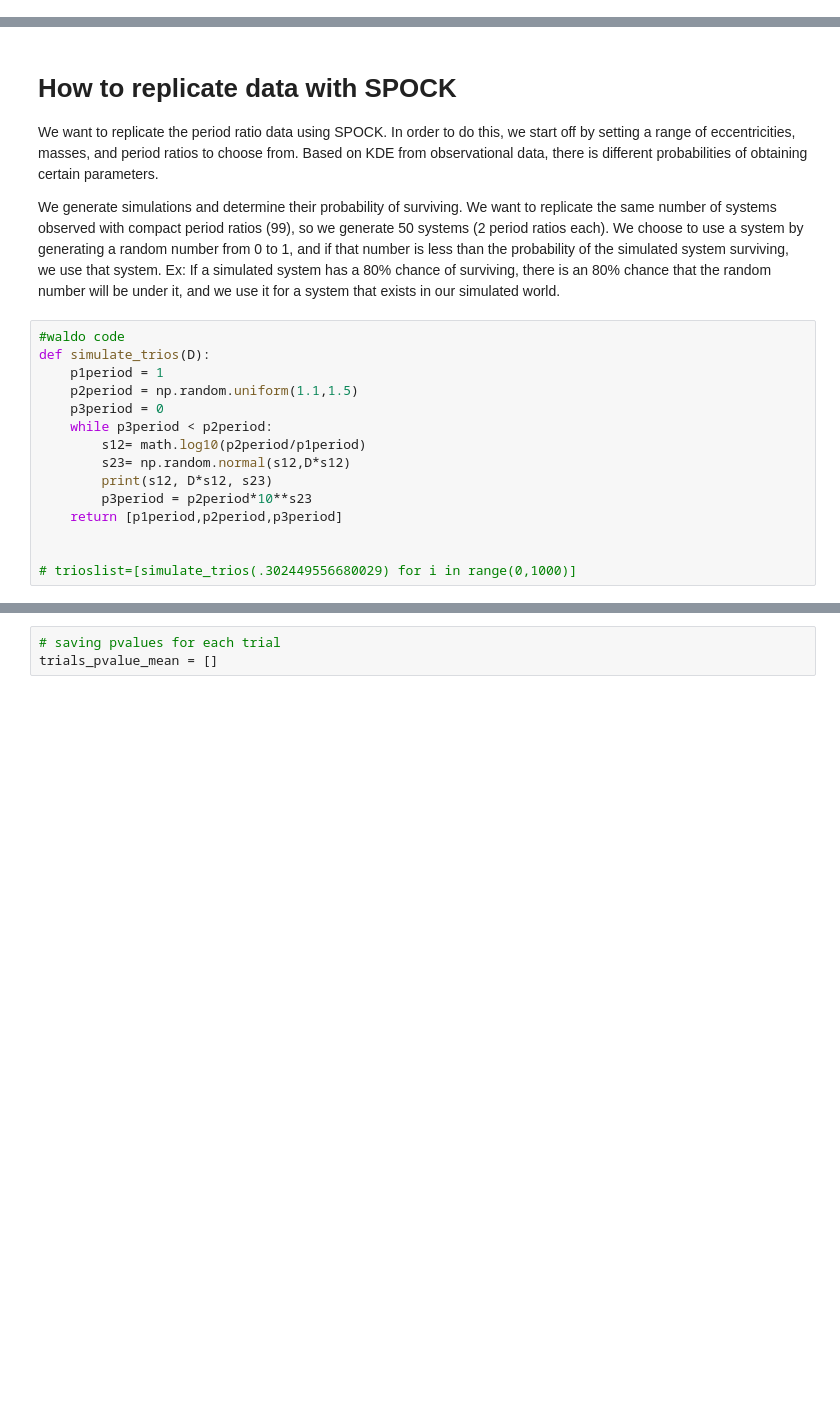
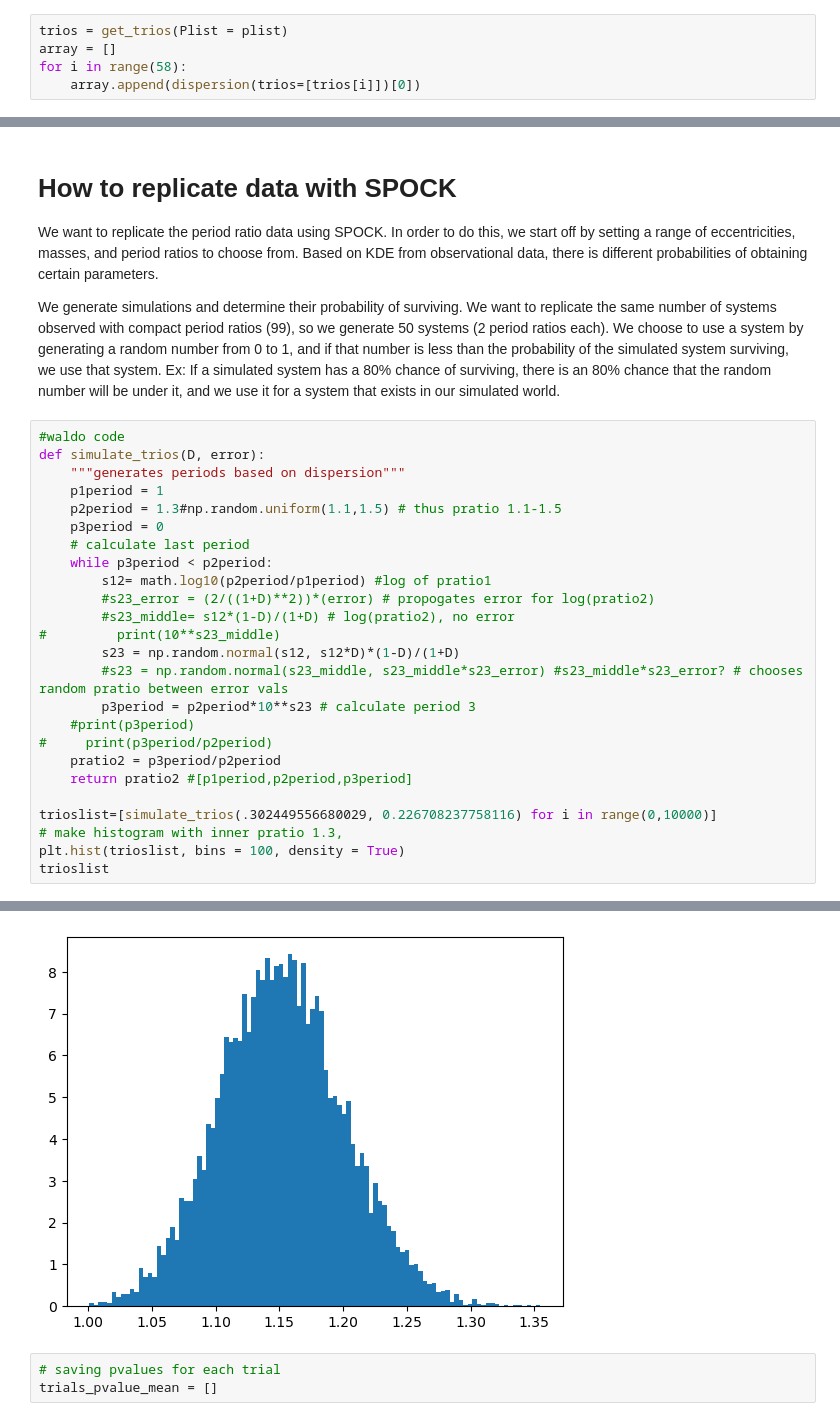
Before and after one commit to Waldoroni/InnerEdgeStuff, a Jupyter notebook: June_2023_Most_Important_Files+TODO/pearsonr.ipynb, the cells around one changed output, grey strips where cells are left out. Cells and saved outputs as stored; diff of their text form; blank space fills up the shorter version.

```diff
--- a/June_2023_Most_Important_Files+TODO/pearsonr.ipynb
+++ b/June_2023_Most_Important_Files+TODO/pearsonr.ipynb
@@ -340,0 +294,5 @@ $\displaystyle \left( 0.244281292118529, \  0.00506660160768966\right)$
+# %%
+trios = get_trios(Plist = plist)
+array = []
+for i in range(58):
+    array.append(dispersion(trios=[trios[i]])[0])
@@ -480,18 +476,29 @@ plt.show()
 We want to replicate the period ratio data using SPOCK. In order to do this, we start off by setting a range of eccentricities, masses, and period ratios to choose from. Based on KDE from observational data, there is different probabilities of obtaining certain parameters.
 
 We generate simulations and determine their probability of surviving. We want to replicate the same number of systems observed with compact period ratios (99), so we generate 50 systems (2 period ratios each). We choose to use a system by generating a random number from 0 to 1, and if that number is less than the probability of the simulated system surviving, we use that system. Ex: If a simulated system has a 80% chance of surviving, there is an 80% chance that the random number will be under it, and we use it for a system that exists in our simulated world.
-# %%
-#waldo code
-def simulate_trios(D):
-    p1period = 1
-    p2period = np.random.uniform(1.1,1.5)
-    p3period = 0
-    while p3period < p2period:
-        s12= math.log10(p2period/p1period)
-        s23= np.random.normal(s12,D*s12)
-        print(s12, D*s12, s23)
-        p3period = p2period*10**s23
-    return [p1period,p2period,p3period]
-
-
-# trioslist=[simulate_trios(.302449556680029) for i in range(0,1000)]
+# %%
+#waldo code
+def simulate_trios(D, error):
+    """generates periods based on dispersion"""
+    p1period = 1
+    p2period = 1.3#np.random.uniform(1.1,1.5) # thus pratio 1.1-1.5
+    p3period = 0
+    # calculate last period
+    while p3period < p2period:
+        s12= math.log10(p2period/p1period) #log of pratio1
+        #s23_error = (2/((1+D)**2))*(error) # propogates error for log(pratio2)
+        #s23_middle= s12*(1-D)/(1+D) # log(pratio2), no error
+#         print(10**s23_middle)
+        s23 = np.random.normal(s12, s12*D)*(1-D)/(1+D)
+        #s23 = np.random.normal(s23_middle, s23_middle*s23_error) #s23_middle*s23_error? # chooses random pratio between error vals
+        p3period = p2period*10**s23 # calculate period 3
+    #print(p3period)
+#     print(p3period/p2period)
+    pratio2 = p3period/p2period
+    return pratio2 #[p1period,p2period,p3period]
+
+trioslist=[simulate_trios(.302449556680029, 0.226708237758116) for i in range(0,10000)]
+# make histogram with inner pratio 1.3,
+plt.hist(trioslist, bins = 100, density = True)
+trioslist
+# %% [output]
@@ -498,3 +522,4 @@ def simulate_trios(D):
+[figure, added]
 # %%
 # saving pvalues for each trial
 trials_pvalue_mean = []
```
Also changed, not shown: parts of 44 cells of this notebook.
